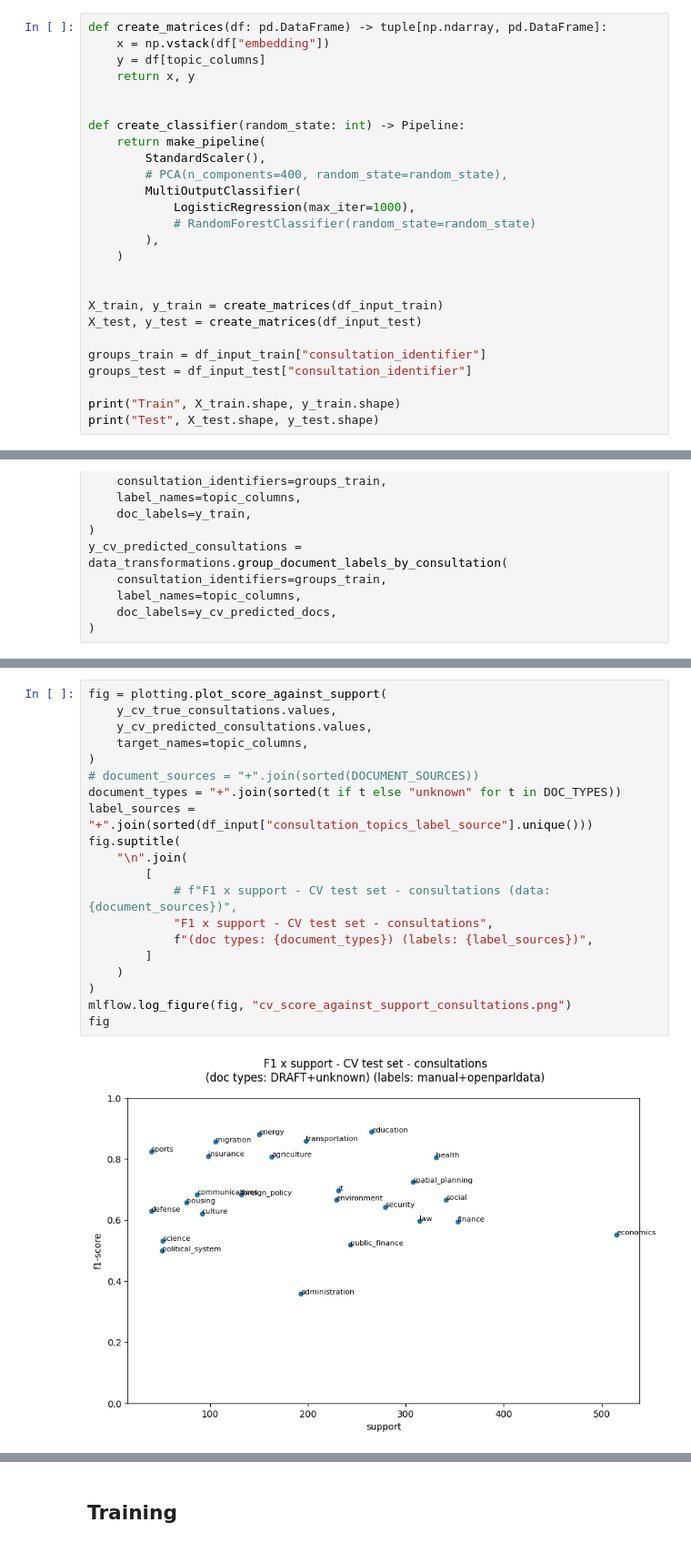
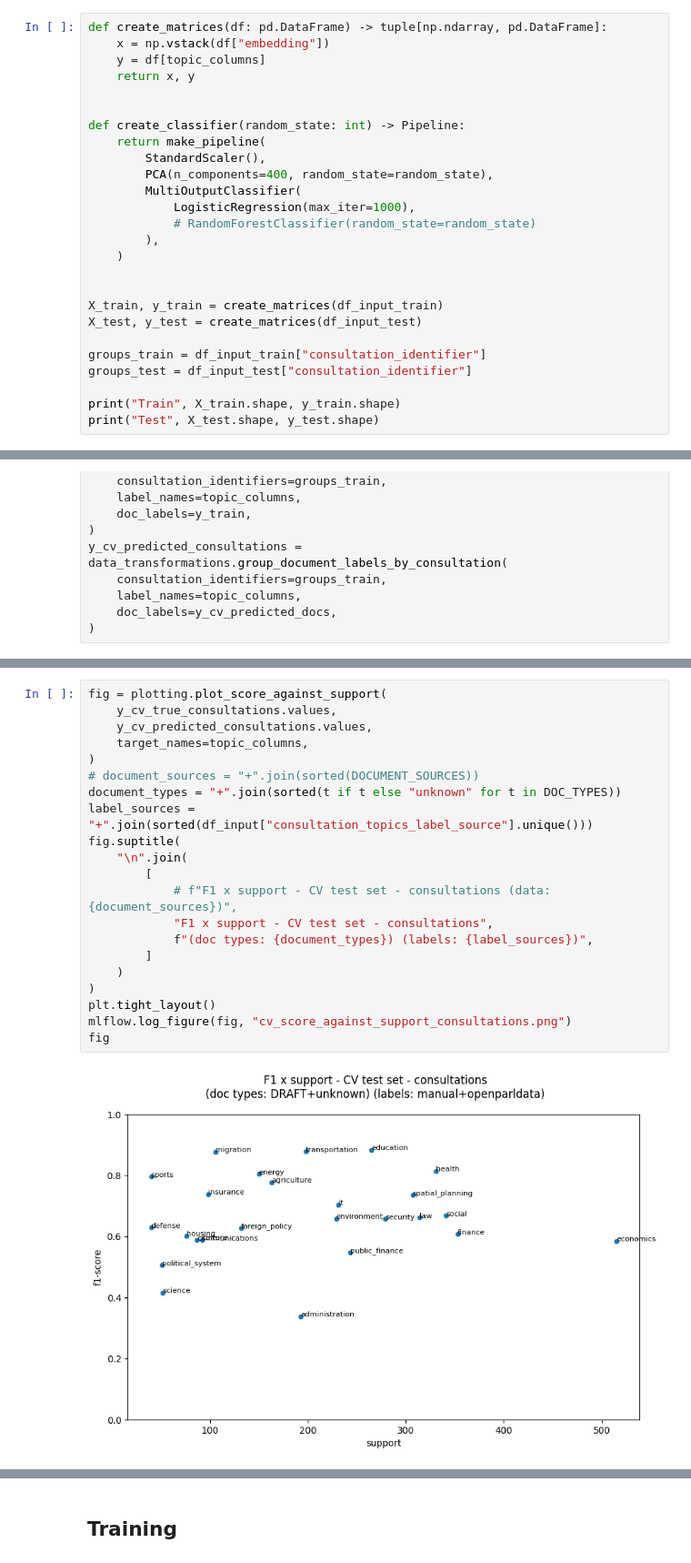
Before and after one commit to Demokratis-ch/demokratis-ml, a Jupyter notebook: research/consultation_topics/VM_document_topic_classifier.ipynb, the cells around one changed output, grey strips where cells are left out. Shown at 91% size. Drawn from its saved outputs; the diff is of its cells as text.

```diff
--- a/research/consultation_topics/VM_document_topic_classifier.ipynb
+++ b/research/consultation_topics/VM_document_topic_classifier.ipynb
@@ -326,7 +329,7 @@ def create_matrices(df: pd.DataFrame) -> tuple[np.ndarray, pd.DataFrame]:
 def create_classifier(random_state: int) -> Pipeline:
     return make_pipeline(
         StandardScaler(),
-        # PCA(n_components=400, random_state=random_state),
+        PCA(n_components=400, random_state=random_state),
         MultiOutputClassifier(
             LogisticRegression(max_iter=1000),
             # RandomForestClassifier(random_state=random_state)
@@ -472,22 +477,23 @@ fig
 # %%
 fig = plotting.plot_score_against_support(
     y_cv_true_consultations.values,
     y_cv_predicted_consultations.values,
     target_names=topic_columns,
 )
 # document_sources = "+".join(sorted(DOCUMENT_SOURCES))
 document_types = "+".join(sorted(t if t else "unknown" for t in DOC_TYPES))
 label_sources = "+".join(sorted(df_input["consultation_topics_label_source"].unique()))
 fig.suptitle(
     "\n".join(
         [
             # f"F1 x support - CV test set - consultations (data: {document_sources})",
             "F1 x support - CV test set - consultations",
             f"(doc types: {document_types}) (labels: {label_sources})",
         ]
     )
 )
+plt.tight_layout()
 mlflow.log_figure(fig, "cv_score_against_support_consultations.png")
 fig
 # %% [output]
-[figure, old version]
+[figure, new version]
```
Also changed, not shown: parts of 13 cells of this notebook.
